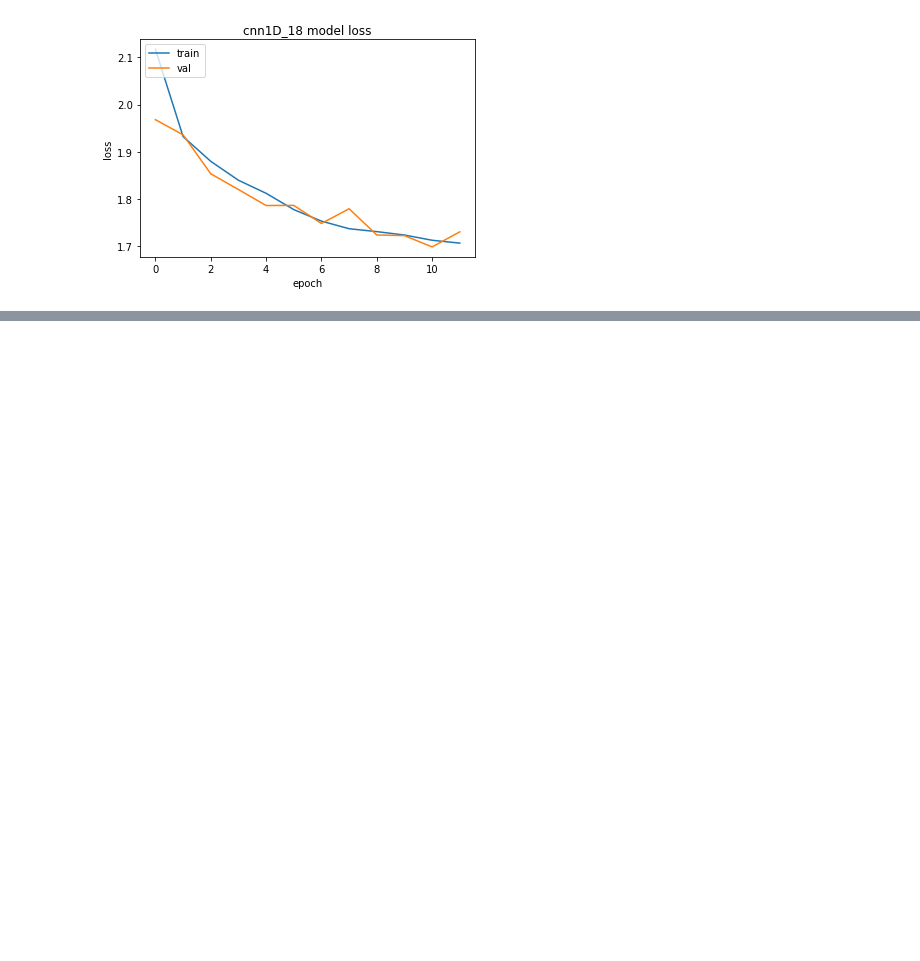
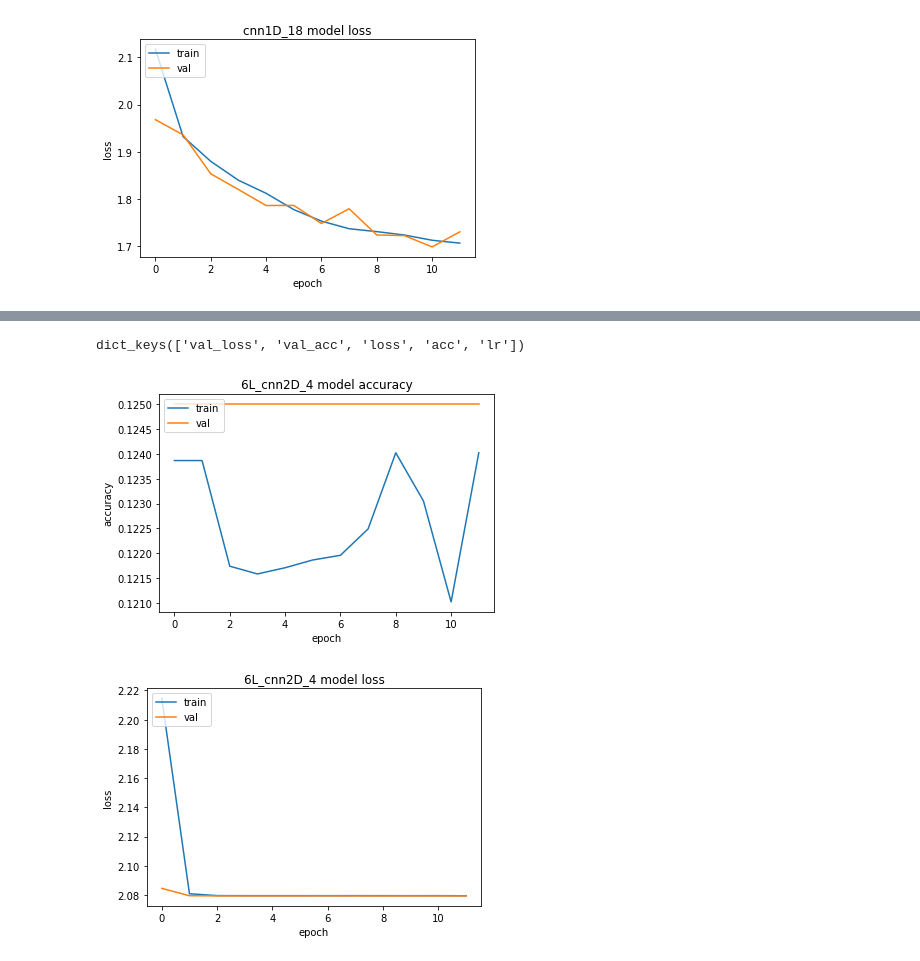
Before and after one commit to kuangweihuang/MIDS_w210_capstone_mb_kh_ws, a Jupyter notebook: 3.0_cnn_genre_classification_CNN.ipynb, the cells around one changed output, grey strips where cells are left out. Drawn from its saved outputs; the diff is of its cells as text; code cells hidden in the pictures; blank space fills up the shorter version.

```diff
--- a/3.0_cnn_genre_classification_CNN.ipynb
+++ b/3.0_cnn_genre_classification_CNN.ipynb
@@ -425,0 +723,6 @@ dict_keys(['val_loss', 'val_acc', 'loss', 'acc', 'lr'])
+# %%
+show_summary_stats(history, model_name)
+# %% [output]
+dict_keys(['val_loss', 'val_acc', 'loss', 'acc', 'lr'])
+[figure, added]
+[figure, added]
```
Also changed, not shown: parts of 12 cells of this notebook, 1 other file.
